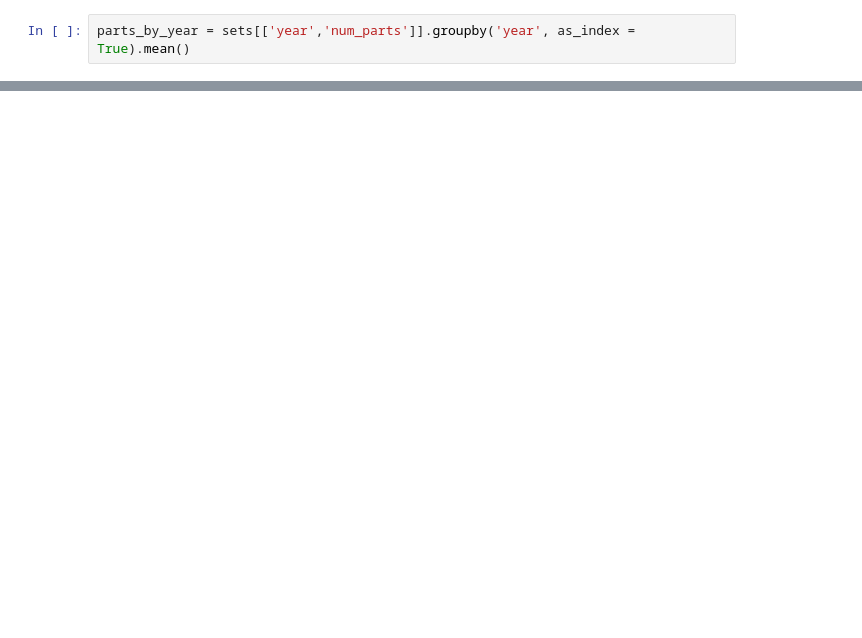
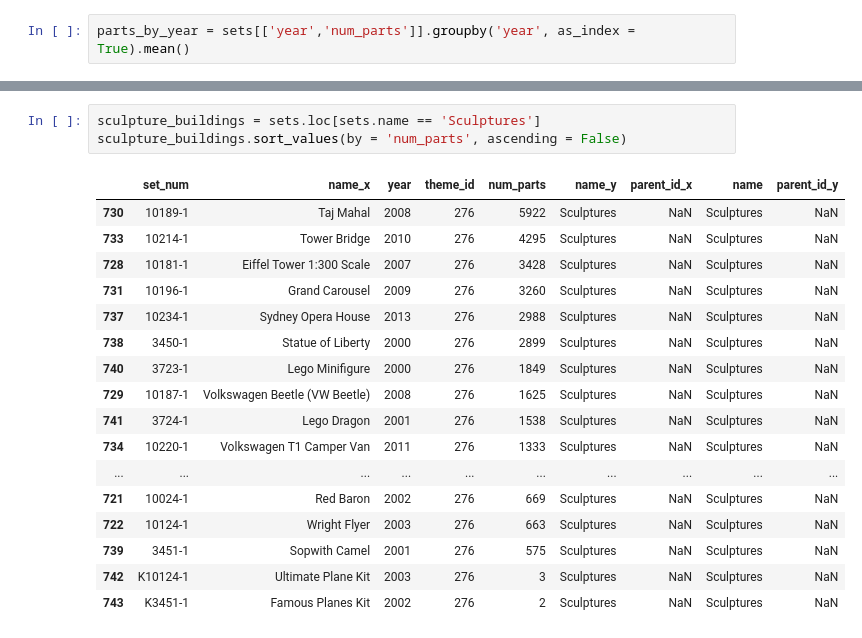
Before and after one commit to RodolfoPerna/portfolio, a Jupyter notebook: Lego_History.ipynb, the cells around one changed output, grey strips where cells are left out. Drawn from its saved outputs; the diff is of its cells as text; blank space fills up the shorter version.

```diff
--- a/Lego_History.ipynb
+++ b/Lego_History.ipynb
@@ -44,0 +109,21 @@ sns.lineplot(data=parts_by_year['num_parts'])
+# %%
+sculpture_buildings = sets.loc[sets.name == 'Sculptures']
+sculpture_buildings.sort_values(by = 'num_parts', ascending = False)
+# %% [output]
+|  | set_num | name_x | year | theme_id | num_parts | name_y | parent_id_x | name | parent_id_y |
+| 730 | 10189-1 | Taj Mahal | 2008 | 276 | 5922 | Sculptures | NaN | Sculptures | NaN |
+| 733 | 10214-1 | Tower Bridge | 2010 | 276 | 4295 | Sculptures | NaN | Sculptures | NaN |
+| 728 | 10181-1 | Eiffel Tower 1:300 Scale | 2007 | 276 | 3428 | Sculptures | NaN | Sculptures | NaN |
+| 731 | 10196-1 | Grand Carousel | 2009 | 276 | 3260 | Sculptures | NaN | Sculptures | NaN |
+| 737 | 10234-1 | Sydney Opera House | 2013 | 276 | 2988 | Sculptures | NaN | Sculptures | NaN |
+| 738 | 3450-1 | Statue of Liberty | 2000 | 276 | 2899 | Sculptures | NaN | Sculptures | NaN |
+| 740 | 3723-1 | Lego Minifigure | 2000 | 276 | 1849 | Sculptures | NaN | Sculptures | NaN |
+| 729 | 10187-1 | Volkswagen Beetle (VW Beetle) | 2008 | 276 | 1625 | Sculptures | NaN | Sculptures | NaN |
+| 741 | 3724-1 | Lego Dragon | 2001 | 276 | 1538 | Sculptures | NaN | Sculptures | NaN |
+| 734 | 10220-1 | Volkswagen T1 Camper Van | 2011 | 276 | 1333 | Sculptures | NaN | Sculptures | NaN |
+| ... | ... | ... | ... | ... | ... | ... | ... | ... | ... |
+| 721 | 10024-1 | Red Baron | 2002 | 276 | 669 | Sculptures | NaN | Sculptures | NaN |
+| 722 | 10124-1 | Wright Flyer | 2003 | 276 | 663 | Sculptures | NaN | Sculptures | NaN |
+| 739 | 3451-1 | Sopwith Camel | 2001 | 276 | 575 | Sculptures | NaN | Sculptures | NaN |
+| 742 | K10124-1 | Ultimate Plane Kit | 2003 | 276 | 3 | Sculptures | NaN | Sculptures | NaN |
+| 743 | K3451-1 | Famous Planes Kit | 2002 | 276 | 2 | Sculptures | NaN | Sculptures | NaN |
```
Also changed, not shown: parts of 18 cells of this notebook.
